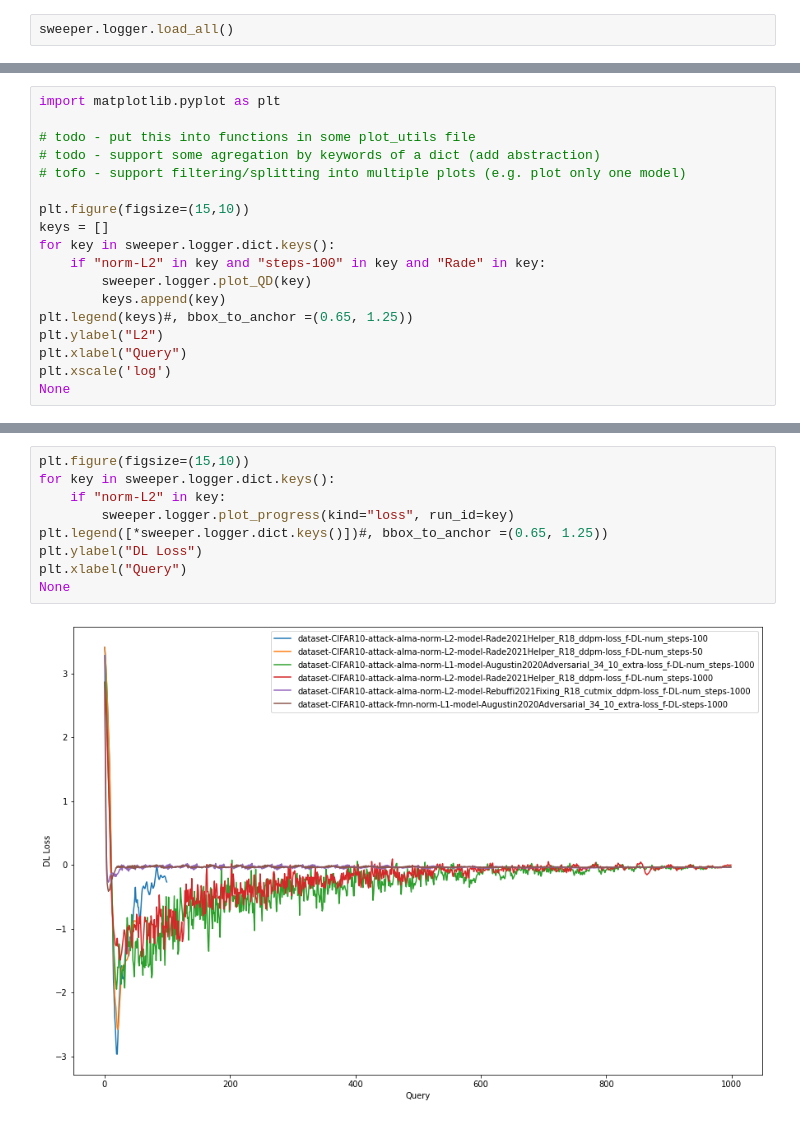
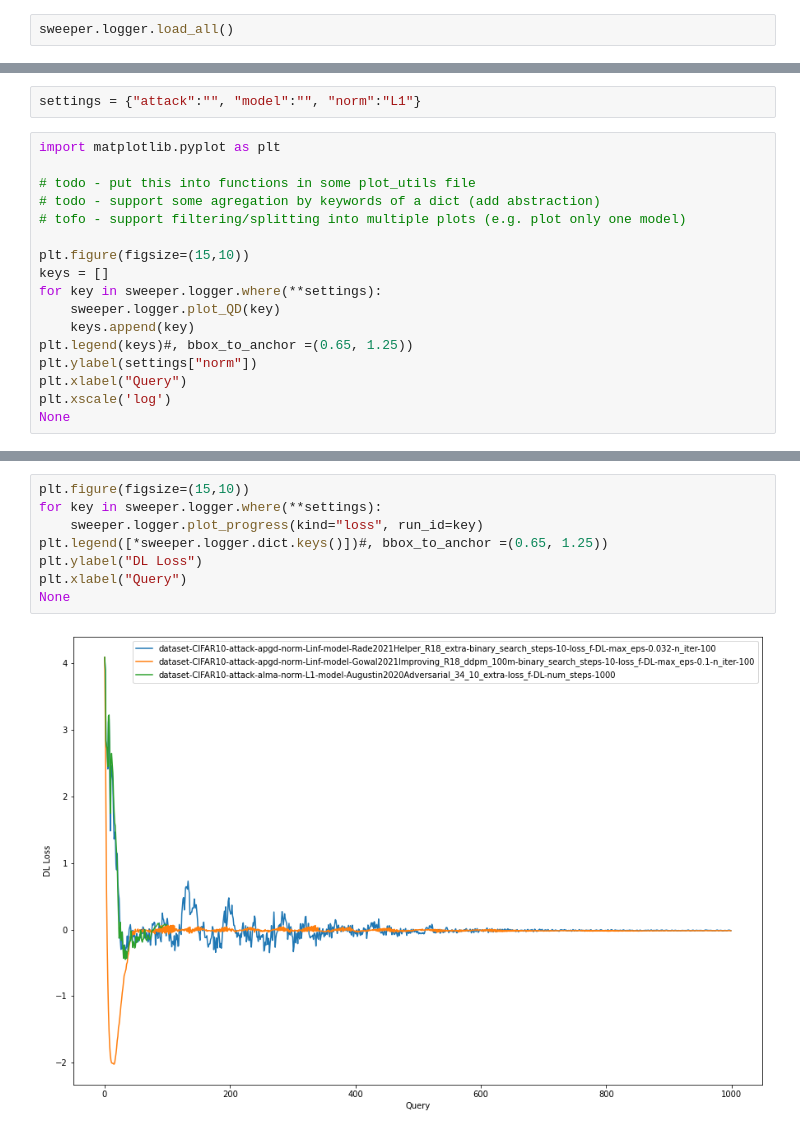
Before and after one commit to michal-stary/adversarial-ml-comparison, a Jupyter notebook: src/Comparison.ipynb, the cells around one changed output, grey strips where cells are left out. Cells and saved outputs as stored; diff of their text form.

```diff
--- a/src/Comparison.ipynb
+++ b/src/Comparison.ipynb
@@ -44,3 +68,5 @@ Files already downloaded and verified
+# %%
+settings = {"attack":"", "model":"", "norm":"L1"}
 # %%
 import matplotlib.pyplot as plt
 
@@ -50,12 +76,11 @@ import matplotlib.pyplot as plt
 
 plt.figure(figsize=(15,10))
 keys = []
-for key in sweeper.logger.dict.keys():
-    if "norm-L2" in key and "steps-100" in key and "Rade" in key:
-        sweeper.logger.plot_QD(key)
-        keys.append(key)
+for key in sweeper.logger.where(**settings):
+    sweeper.logger.plot_QD(key)
+    keys.append(key)
 plt.legend(keys)#, bbox_to_anchor =(0.65, 1.25))
-plt.ylabel("L2")
+plt.ylabel(settings["norm"])
 plt.xlabel("Query")
 plt.xscale('log')
 None
@@ -64,13 +89,12 @@ None
 # %%
 plt.figure(figsize=(15,10))
-for key in sweeper.logger.dict.keys():
-    if "norm-L2" in key:
-        sweeper.logger.plot_progress(kind="loss", run_id=key)
+for key in sweeper.logger.where(**settings):
+    sweeper.logger.plot_progress(kind="loss", run_id=key)
 plt.legend([*sweeper.logger.dict.keys()])#, bbox_to_anchor =(0.65, 1.25))
 plt.ylabel("DL Loss")
 plt.xlabel("Query")
 None
 # %% [output]
-[figure, old version]
+[figure, new version]
 # %%
 plt.figure(figsize=(15,10))
```
Also changed, not shown: parts of 5 cells of this notebook, 20 other files.
